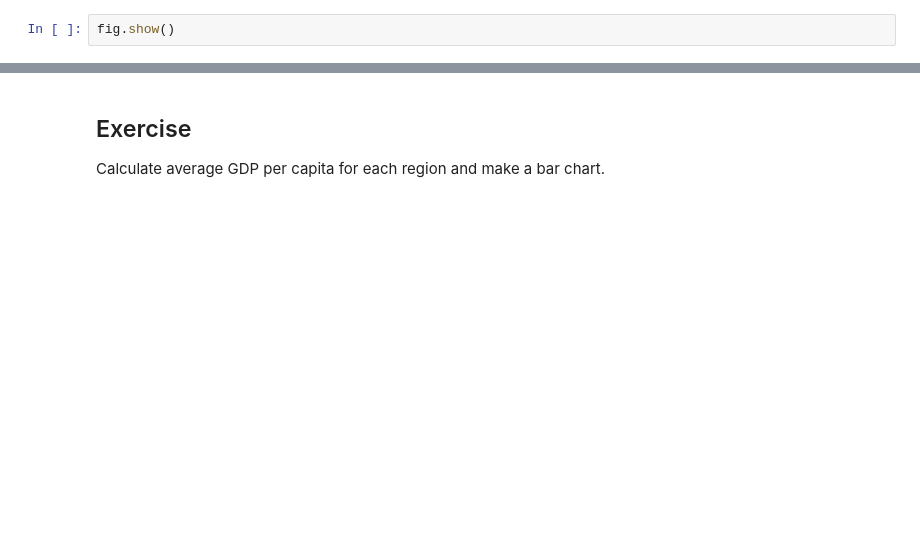
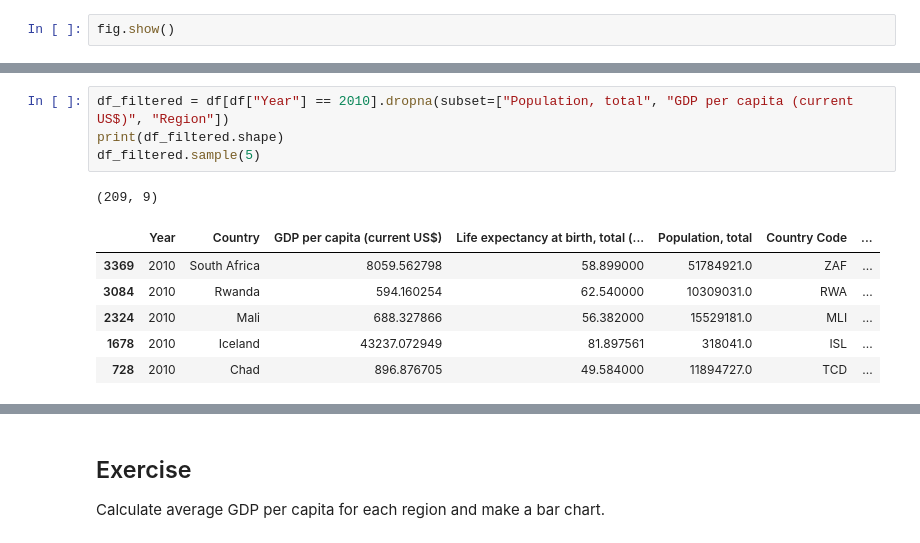
Before and after one commit to mineozcan/UMBC-DATA609-FALL24-WANG, a Jupyter notebook: Assignments/Assignment_5.ipynb, the cells around one changed output, grey strips where cells are left out. Cells and saved outputs as stored; diff of their text form; blank space fills up the shorter version.

```diff
--- a/Assignments/Assignment_5.ipynb
+++ b/Assignments/Assignment_5.ipynb
@@ -429,0 +409,12 @@ fig.show()
+# %%
+df_filtered = df[df["Year"] == 2010].dropna(subset=["Population, total", "GDP per capita (current US$)", "Region"])
+print(df_filtered.shape)
+df_filtered.sample(5)
+# %% [output]
+(209, 9)
+|  | Year | Country | GDP per capita (current US$) | Life expectancy at birth, total (... | Population, total | Country Code | ... |
+| 3369 | 2010 | South Africa | 8059.562798 | 58.899000 | 51784921.0 | ZAF | ... |
+| 3084 | 2010 | Rwanda | 594.160254 | 62.540000 | 10309031.0 | RWA | ... |
+| 2324 | 2010 | Mali | 688.327866 | 56.382000 | 15529181.0 | MLI | ... |
+| 1678 | 2010 | Iceland | 43237.072949 | 81.897561 | 318041.0 | ISL | ... |
+| 728 | 2010 | Chad | 896.876705 | 49.584000 | 11894727.0 | TCD | ... |
```
Also changed, not shown: parts of 29 cells of this notebook.
